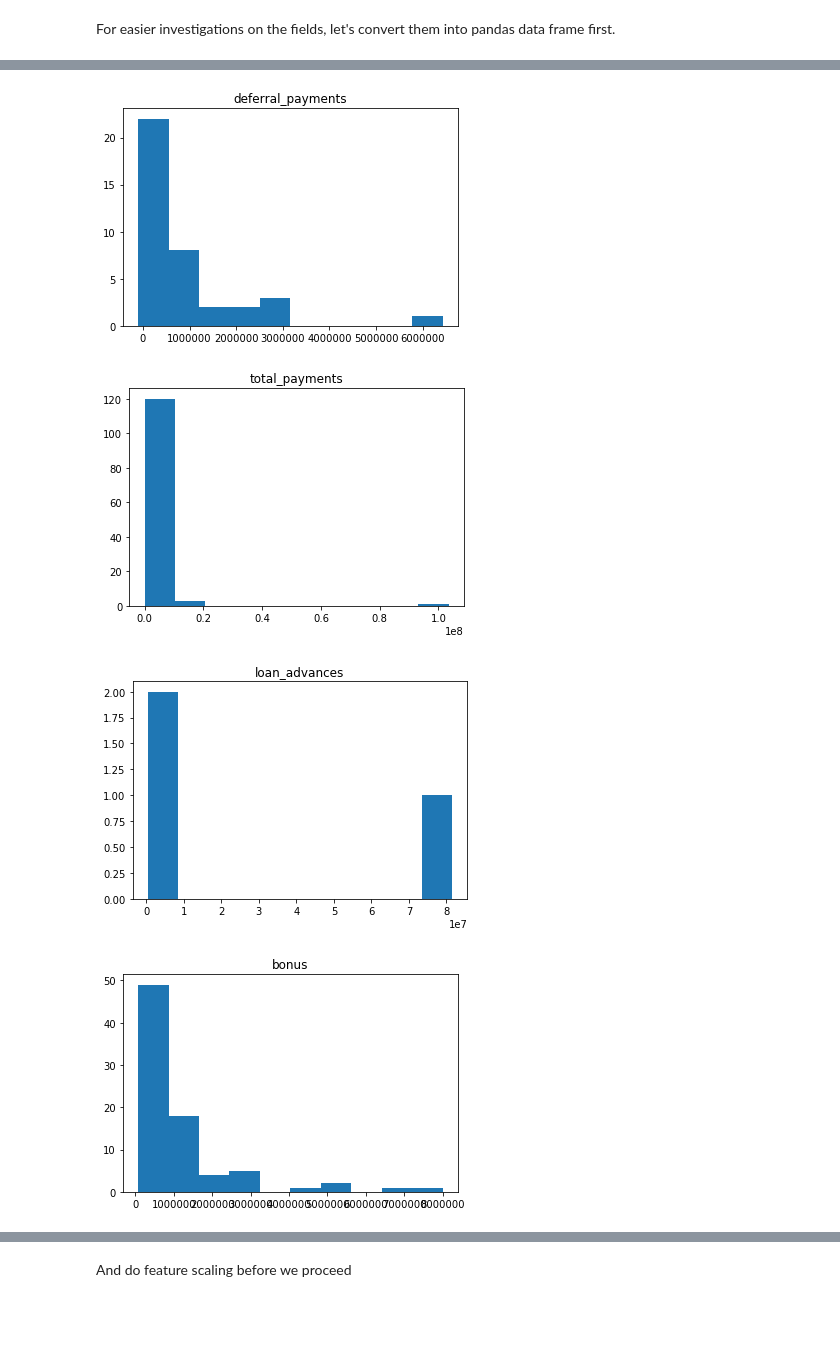
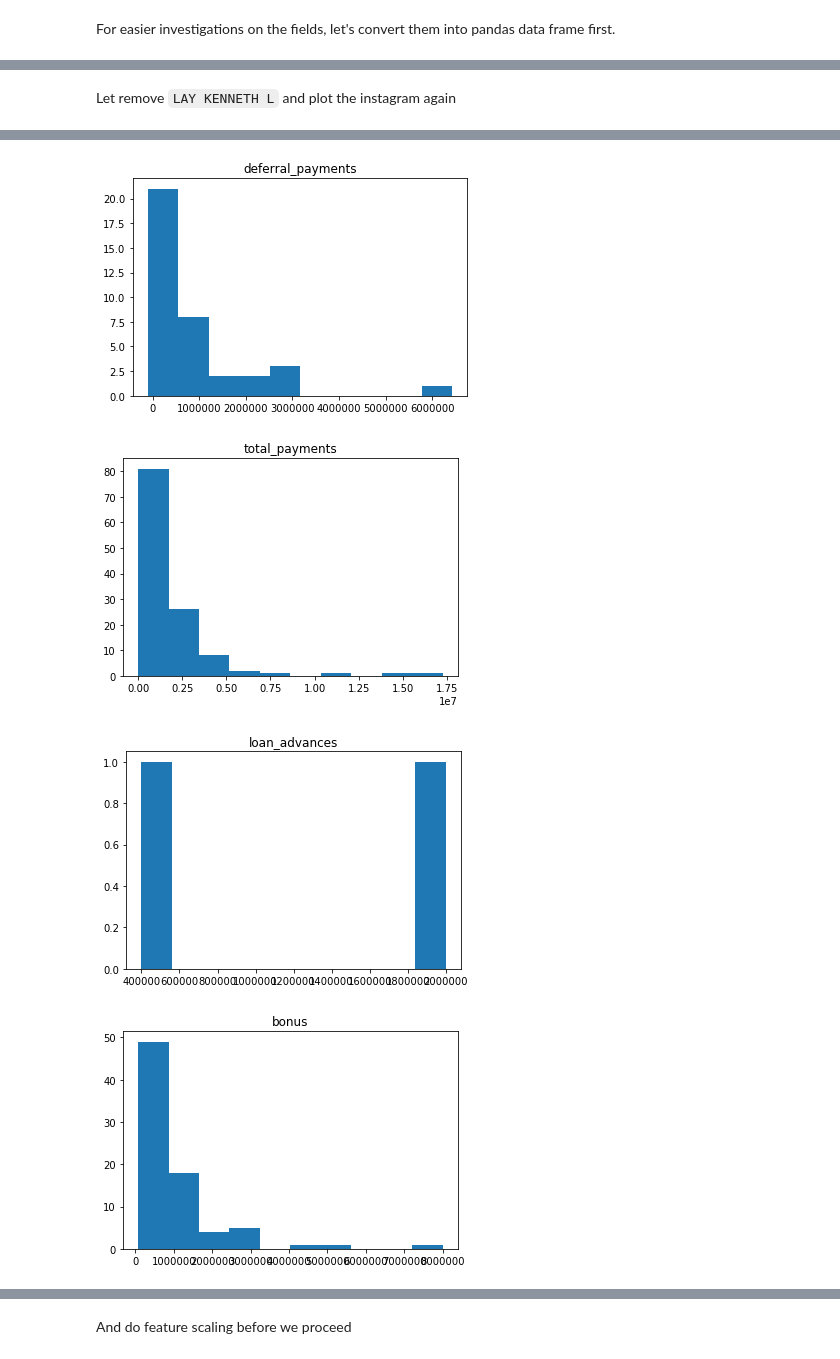
Before and after one commit to darrenchiu/udacity-data-analyst-nanodegree, a Jupyter notebook: P5-Identify_Fraud_from_Enron_Email/final_project/Enron_Data_Exploration.ipynb, the cells around one changed output, grey strips where cells are left out. Cells and saved outputs as stored; diff of their text form; code cells hidden in the pictures; blank space fills up the shorter version.

```diff
--- a/P5-Identify_Fraud_from_Enron_Email/final_project/Enron_Data_Exploration.ipynb
+++ b/P5-Identify_Fraud_from_Enron_Email/final_project/Enron_Data_Exploration.ipynb
@@ -119,7 +119,7 @@ For easier investigations on the fields, let's convert them into pandas data fra
 features_list = ['poi'] + financial_features + email_features
 features_list_without_label = financial_features + email_features
 
-df = pd.DataFrame(data_dict.values())
+df = pd.DataFrame.from_dict(data_dict, orient='index')
 df.head()
 
 df.drop('email_address', axis=1, inplace=True)
@@ -126,3 +150,9 @@ df.drop('email_address', axis=1, inplace=True)
+# %%
+del data_dict['TOTAL']
+del data_dict['THE TRAVEL AGENCY IN THE PARK']
+
+df.drop('TOTAL', inplace=True)
+df.drop('THE TRAVEL AGENCY IN THE PARK', inplace=True)
 # %%
 for col in financial_features:
     df[col] = df[col].astype('float64')
@@ -178,0 +211,9 @@ let's try to plot the historgram to see if there are still outliers
+# %%
+del data_dict['SKILLING JEFFREY K']
+
+df.drop('SKILLING JEFFREY K', inplace=True)
+# %%
+for idx, col in enumerate(financial_features):
+    plt.figure(idx)
+    plt.title(col)
+    plt.hist(df[col].dropna())
@@ -179,15 +258,9 @@ let's try to plot the historgram to see if there are still outliers
+# %% [markdown]
+Let remove `LAY KENNETH L` and plot the instagram again
 # %%
-features_list = ['poi'] + financial_features + email_features
-features_list_without_label = financial_features + email_features
+del data_dict['LAY KENNETH L']
 
-df = pd.DataFrame(data_dict.values())
-df.drop('email_address', axis=1, inplace=True)
-
-for col in financial_features:
-    df[col] = df[col].astype('float64')
-
-for col in email_features:
-    df[col] = df[col].astype('float64')
+df.drop('LAY KENNETH L', inplace=True)
 
 for idx, col in enumerate(financial_features):
     plt.figure(idx)
@@ -198,5 +271,5 @@ for idx, col in enumerate(financial_features):
-[figure, old version]
+[figure, new version]
-[figure, old version]
+[figure, new version]
-[figure, old version]
+[figure, new version]
-[figure, old version]
+[figure, new version]
 [figure]
```
Also changed, not shown: parts of 54 cells of this notebook, 8 other files.
